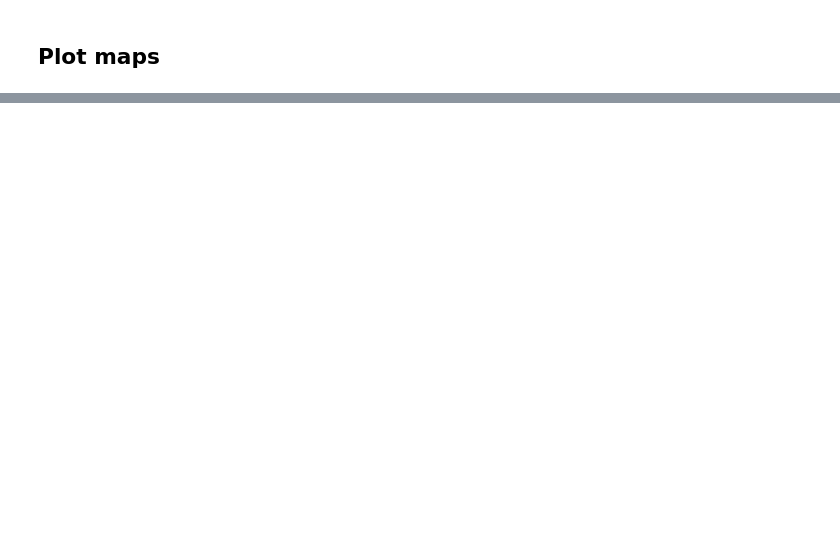
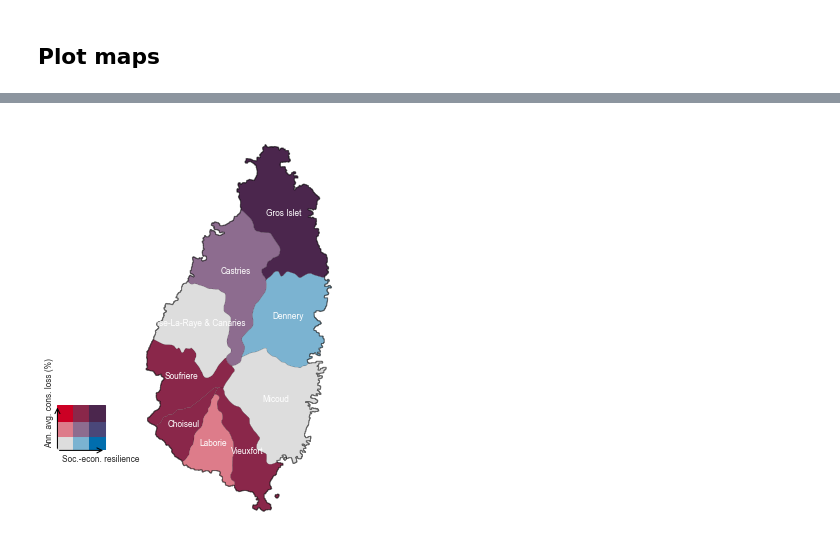
Before and after one commit to mikhailsirenko/unbreakable, a Jupyter notebook: notebooks/analysis.ipynb, the cells around one changed output, grey strips where cells are left out. Drawn from its saved outputs; the diff is of its cells as text; code cells hidden in the pictures; blank space fills up the shorter version.

Commit message:
rerun and add bi-variate choropleth

```diff
--- a/notebooks/analysis.ipynb
+++ b/notebooks/analysis.ipynb
@@ -642,3 +648,12 @@ fig.tight_layout()
+# %%
+x_name = 'r'
+y_name = 'annual_average_consumption_loss_pct'
+x_label = 'Soc.-econ. resilience'
+y_label = 'Ann. avg. cons. loss (%)'
+
+bivariate_choropleth(gdf, x_name, y_name, x_label, y_label, scale=True, figsize=(7,6))
+# %% [output]
+[figure, added]
 # %%
 # px.choropleth_mapbox(gdf,
 #                      geojson=gdf.geometry, locations=gdf.index, color='annual_average_consumption_loss_pct',
```
Also changed, not shown: parts of 6 cells of this notebook.
